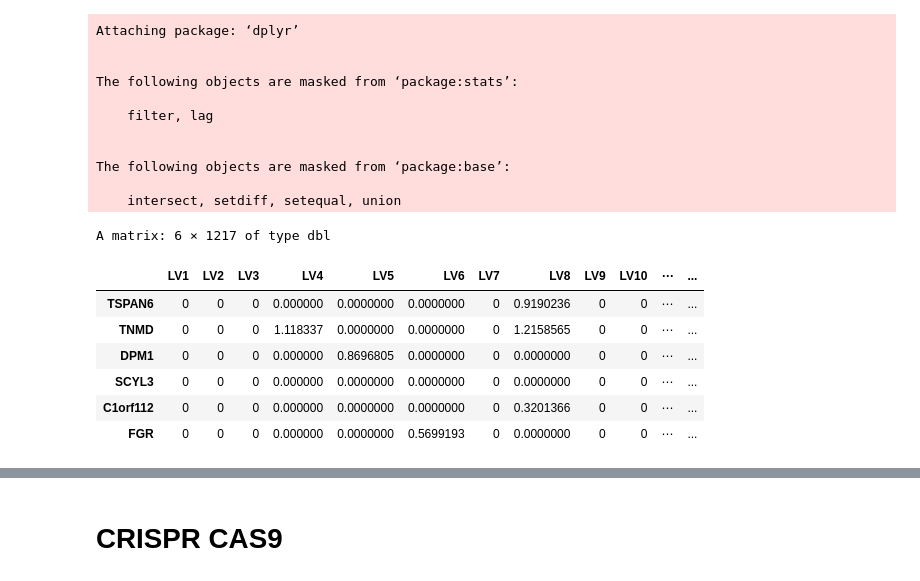
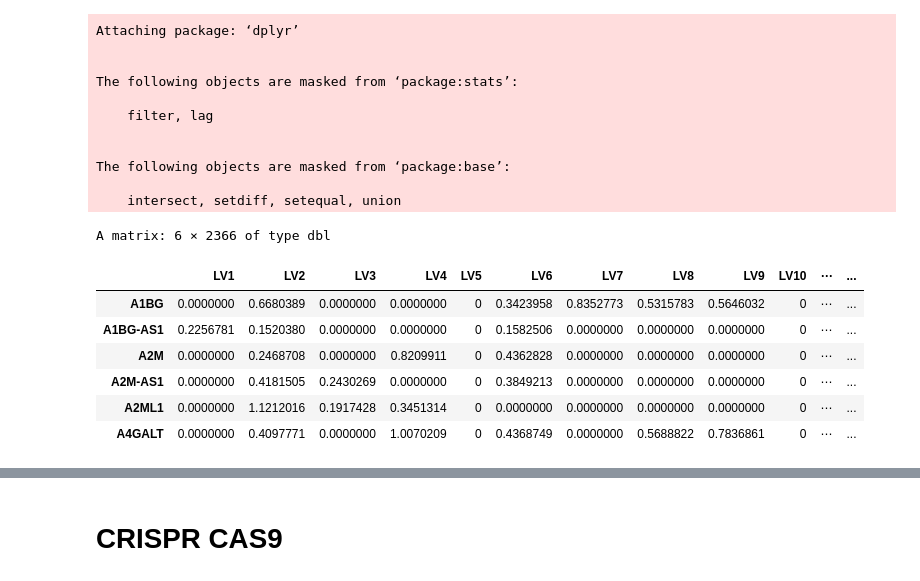
Before and after one commit to pivlab/plier2-analyses, a Jupyter notebook: nbs/04_model_biology/archs4/00_CRISPRCas9.ipynb, the cells around one changed output, grey strips where cells are left out. Saved outputs shown, nothing was run; the diff lists cells and outputs as text; code cells hidden in the pictures.

```diff
--- a/nbs/04_model_biology/archs4/00_CRISPRCas9.ipynb
+++ b/nbs/04_model_biology/archs4/00_CRISPRCas9.ipynb
@@ -19,17 +23,20 @@ The following objects are masked from ‘package:base’:
 
     intersect, setdiff, setequal, union
 # %%
-# archs4_traits  <- readRDS(here('data/archs4/traits/archs4-phenoplier.rds'))
-archs4_plier2 <- readRDS(here('output/archs4/archs4_PLIER2.rds'))
+archs4_traits  <- readRDS(here('data/archs4/traits/archs4-phenoplier.rds'))
+archs4_plier2_gtex <- readRDS(here('output/archs4/archs4_PLIER2_GTEx.rds'))
+archs4_plier2_kegg <- readRDS(here('output/archs4/archs4_PLIER2_KEGG.rds'))
+archs4_plier2_bp <- readRDS(here('output/archs4/archs4_PLIER2_BP.rds'))
+archs4_plier2_cellmarker <- readRDS(here('output/archs4/archs4_PLIER2_cellMarker.rds'))
 # %%
-archs4_z <- archs4_plier2$Z
+archs4_z <- archs4_plier2_gtex$Z
 head(archs4_z)
 # %% [output]
-A matrix: 6 × 1217 of type dbl
+A matrix: 6 × 2366 of type dbl
 |  | LV1 | LV2 | LV3 | LV4 | LV5 | LV6 | LV7 | LV8 | LV9 | LV10 | ⋯ | ... |
-| TSPAN6 | 0 | 0 | 0 | 0.000000 | 0.0000000 | 0.0000000 | 0 | 0.9190236 | 0 | 0 | ⋯ | ... |
-| TNMD | 0 | 0 | 0 | 1.118337 | 0.0000000 | 0.0000000 | 0 | 1.2158565 | 0 | 0 | ⋯ | ... |
-| DPM1 | 0 | 0 | 0 | 0.000000 | 0.8696805 | 0.0000000 | 0 | 0.0000000 | 0 | 0 | ⋯ | ... |
-| SCYL3 | 0 | 0 | 0 | 0.000000 | 0.0000000 | 0.0000000 | 0 | 0.0000000 | 0 | 0 | ⋯ | ... |
-| C1orf112 | 0 | 0 | 0 | 0.000000 | 0.0000000 | 0.0000000 | 0 | 0.3201366 | 0 | 0 | ⋯ | ... |
-| FGR | 0 | 0 | 0 | 0.000000 | 0.0000000 | 0.5699193 | 0 | 0.0000000 | 0 | 0 | ⋯ | ... |
+| A1BG | 0.0000000 | 0.6680389 | 0.0000000 | 0.0000000 | 0 | 0.3423958 | 0.8352773 | 0.5315783 | 0.5646032 | 0 | ⋯ | ... |
+| A1BG-AS1 | 0.2256781 | 0.1520380 | 0.0000000 | 0.0000000 | 0 | 0.1582506 | 0.0000000 | 0.0000000 | 0.0000000 | 0 | ⋯ | ... |
+| A2M | 0.0000000 | 0.2468708 | 0.0000000 | 0.8209911 | 0 | 0.4362828 | 0.0000000 | 0.0000000 | 0.0000000 | 0 | ⋯ | ... |
+| A2M-AS1 | 0.0000000 | 0.4181505 | 0.2430269 | 0.0000000 | 0 | 0.3849213 | 0.0000000 | 0.0000000 | 0.0000000 | 0 | ⋯ | ... |
+| A2ML1 | 0.0000000 | 1.1212016 | 0.1917428 | 0.3451314 | 0 | 0.0000000 | 0.0000000 | 0.0000000 | 0.0000000 | 0 | ⋯ | ... |
+| A4GALT | 0.0000000 | 0.4097771 | 0.0000000 | 1.0070209 | 0 | 0.4368749 | 0.0000000 | 0.5688822 | 0.7836861 | 0 | ⋯ | ... |
```
Also changed, not shown: parts of 25 cells of this notebook, 21 other files.
